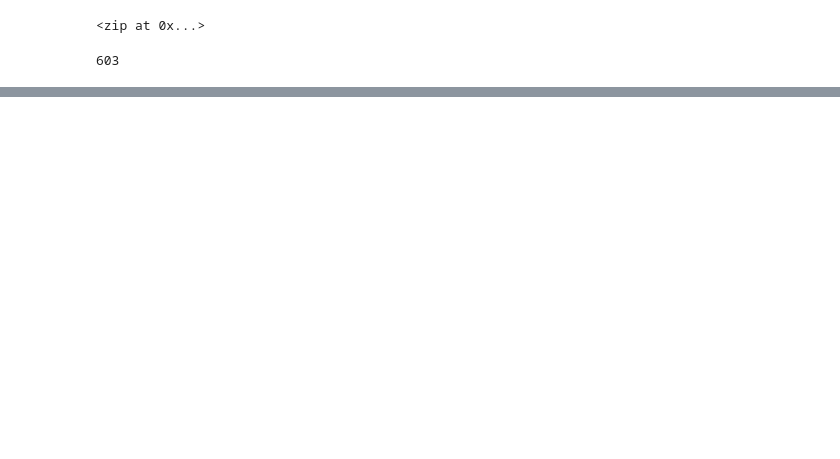
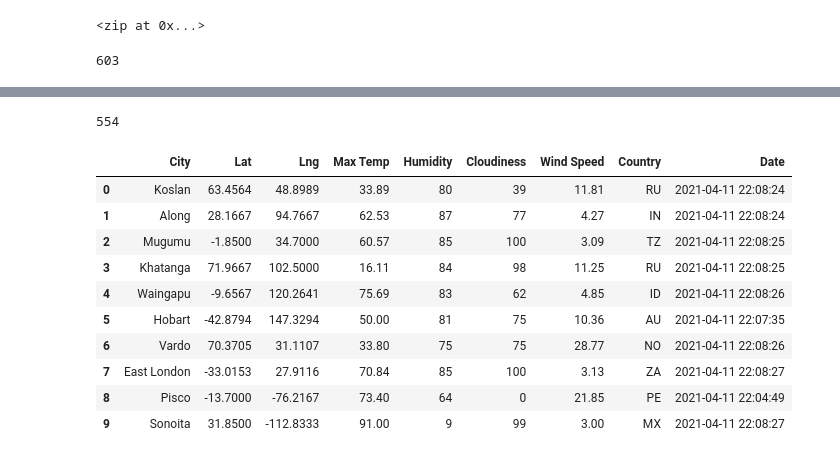
Before and after one commit to neccher/World_Weather_Analysis, a Jupyter notebook: WeatherPy.ipynb, the cells around one changed output, grey strips where cells are left out. Drawn from its saved outputs; the diff is of its cells as text; code cells hidden in the pictures; blank space fills up the shorter version.

```diff
--- a/WeatherPy.ipynb
+++ b/WeatherPy.ipynb
@@ -31,0 +126,19 @@ len(cities)
+# %%
+len(city_data)
+# %% [output]
+554
+# %%
+city_data_df = pd.DataFrame(city_data)
+city_data_df.head(10)
+# %% [output]
+|  | City | Lat | Lng | Max Temp | Humidity | Cloudiness | Wind Speed | Country | Date |
+| 0 | Koslan | 63.4564 | 48.8989 | 33.89 | 80 | 39 | 11.81 | RU | 2021-04-11 22:08:24 |
+| 1 | Along | 28.1667 | 94.7667 | 62.53 | 87 | 77 | 4.27 | IN | 2021-04-11 22:08:24 |
+| 2 | Mugumu | -1.8500 | 34.7000 | 60.57 | 85 | 100 | 3.09 | TZ | 2021-04-11 22:08:25 |
+| 3 | Khatanga | 71.9667 | 102.5000 | 16.11 | 84 | 98 | 11.25 | RU | 2021-04-11 22:08:25 |
+| 4 | Waingapu | -9.6567 | 120.2641 | 75.69 | 83 | 62 | 4.85 | ID | 2021-04-11 22:08:26 |
+| 5 | Hobart | -42.8794 | 147.3294 | 50.00 | 81 | 75 | 10.36 | AU | 2021-04-11 22:07:35 |
+| 6 | Vardo | 70.3705 | 31.1107 | 33.80 | 75 | 75 | 28.77 | NO | 2021-04-11 22:08:26 |
+| 7 | East London | -33.0153 | 27.9116 | 70.84 | 85 | 100 | 3.13 | ZA | 2021-04-11 22:08:27 |
+| 8 | Pisco | -13.7000 | -76.2167 | 73.40 | 64 | 0 | 21.85 | PE | 2021-04-11 22:04:49 |
+| 9 | Sonoita | 31.8500 | -112.8333 | 91.00 | 9 | 99 | 3.00 | MX | 2021-04-11 22:08:27 |
```
Also changed, not shown: parts of 6 cells of this notebook, 3 other files.
